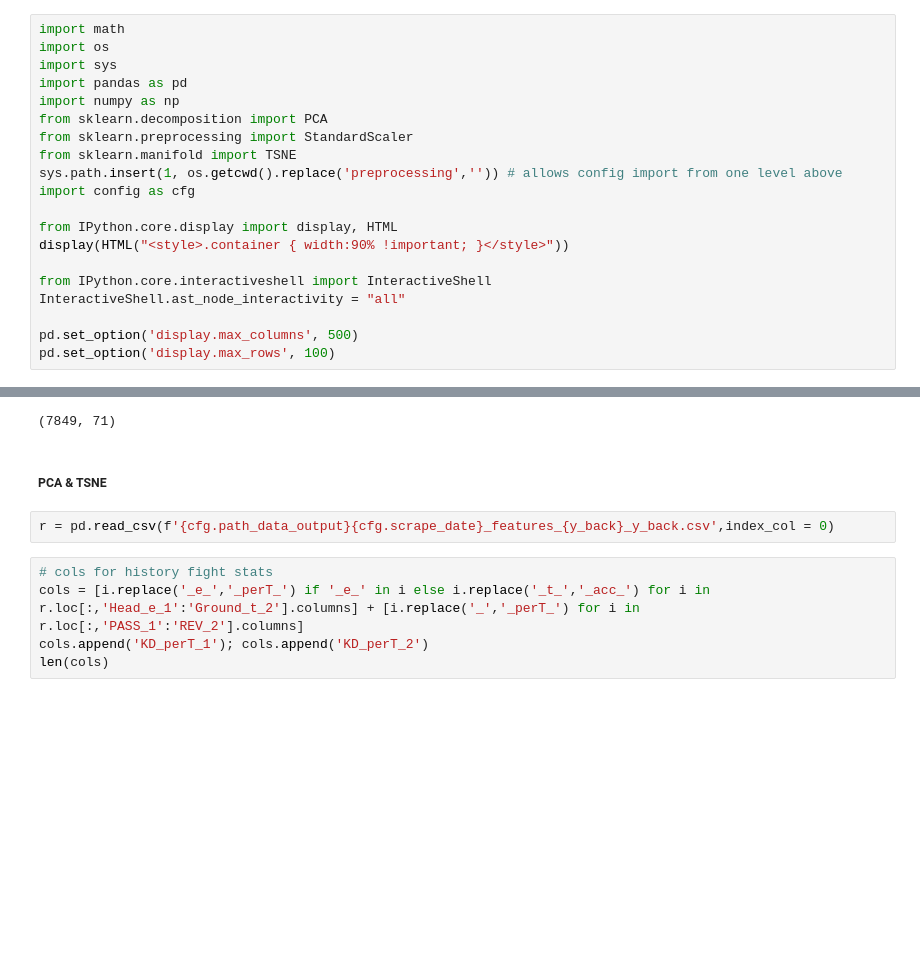
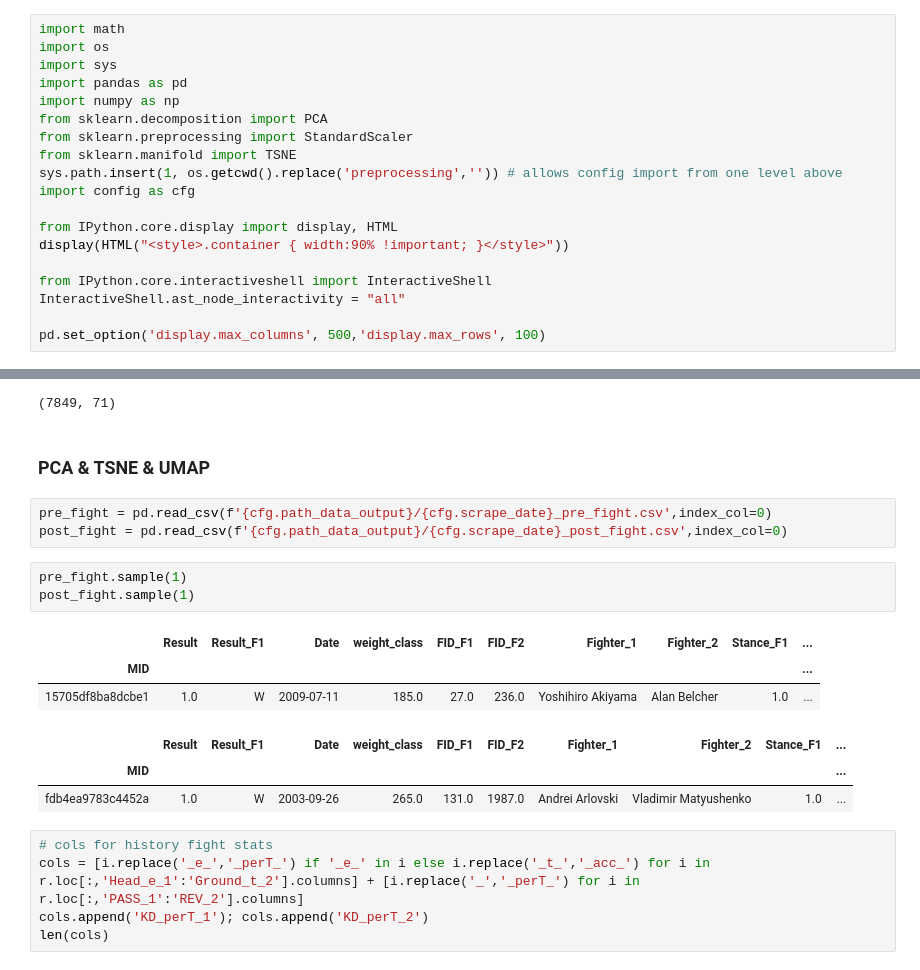
Before and after one commit to JasperLS/UFC_Fight_Predictions, a Jupyter notebook: preprocessing/ufc_preprocess.ipynb, the cells around one changed output, grey strips where cells are left out. Cells and saved outputs as stored; diff of their text form; blank space fills up the shorter version.

Commit message:
First adaptations for PCA / TSNE, not finished yet

```diff
--- a/preprocessing/ufc_preprocess.ipynb
+++ b/preprocessing/ufc_preprocess.ipynb
@@ -18,8 +18,7 @@ display(HTML("<style>.container { width:90% !important; }</style>"))
 from IPython.core.interactiveshell import InteractiveShell
 InteractiveShell.ast_node_interactivity = "all"
 
-pd.set_option('display.max_columns', 500)
-pd.set_option('display.max_rows', 100)
+pd.set_option('display.max_columns', 500,'display.max_rows', 100)
 # %%
 y_back = 20 # reverse time for average calculation of past fights history (only relevant for XGBoost Input)
 next_date = 'Mar. 13, 2021' # next fight night date
@@ -813,9 +756,20 @@ post_fight.shape
 (7849, 79)
 (7849, 71)
 # %% [markdown]
-##### PCA & TSNE
+### PCA & TSNE & UMAP
 # %%
-r = pd.read_csv(f'{cfg.path_data_output}{cfg.scrape_date}_features_{y_back}_y_back.csv',index_col = 0)
+pre_fight = pd.read_csv(f'{cfg.path_data_output}/{cfg.scrape_date}_pre_fight.csv',index_col=0)
+post_fight = pd.read_csv(f'{cfg.path_data_output}/{cfg.scrape_date}_post_fight.csv',index_col=0)
+# %%
+pre_fight.sample(1)
+post_fight.sample(1)
+# %% [output]
+|  | Result | Result_F1 | Date | weight_class | FID_F1 | FID_F2 | Fighter_1 | Fighter_2 | Stance_F1 | ... |
+| MID |  |  |  |  |  |  |  |  |  | ... |
+| 15705df8ba8dcbe1 | 1.0 | W | 2009-07-11 | 185.0 | 27.0 | 236.0 | Yoshihiro Akiyama | Alan Belcher | 1.0 | ... |
+|  | Result | Result_F1 | Date | weight_class | FID_F1 | FID_F2 | Fighter_1 | Fighter_2 | Stance_F1 | ... |
+| MID |  |  |  |  |  |  |  |  |  | ... |
+| fdb4ea9783c4452a | 1.0 | W | 2003-09-26 | 265.0 | 131.0 | 1987.0 | Andrei Arlovski | Vladimir Matyushenko | 1.0 | ... |
 # %%
 # cols for history fight stats
 cols = [i.replace('_e_','_perT_') if '_e_' in i else i.replace('_t_','_acc_') for i in r.loc[:,'Head_e_1':'Ground_t_2'].columns] + [i.replace('_','_perT_') for i in r.loc[:,'PASS_1':'REV_2'].columns]
```
Also changed, not shown: parts of 8 cells of this notebook.
